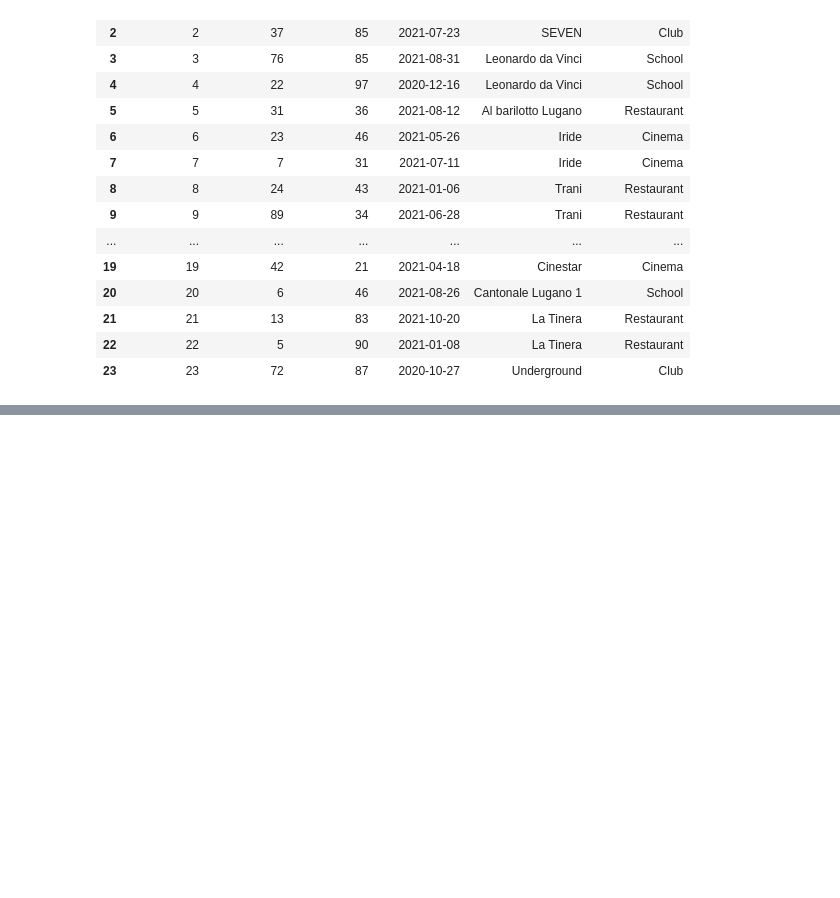
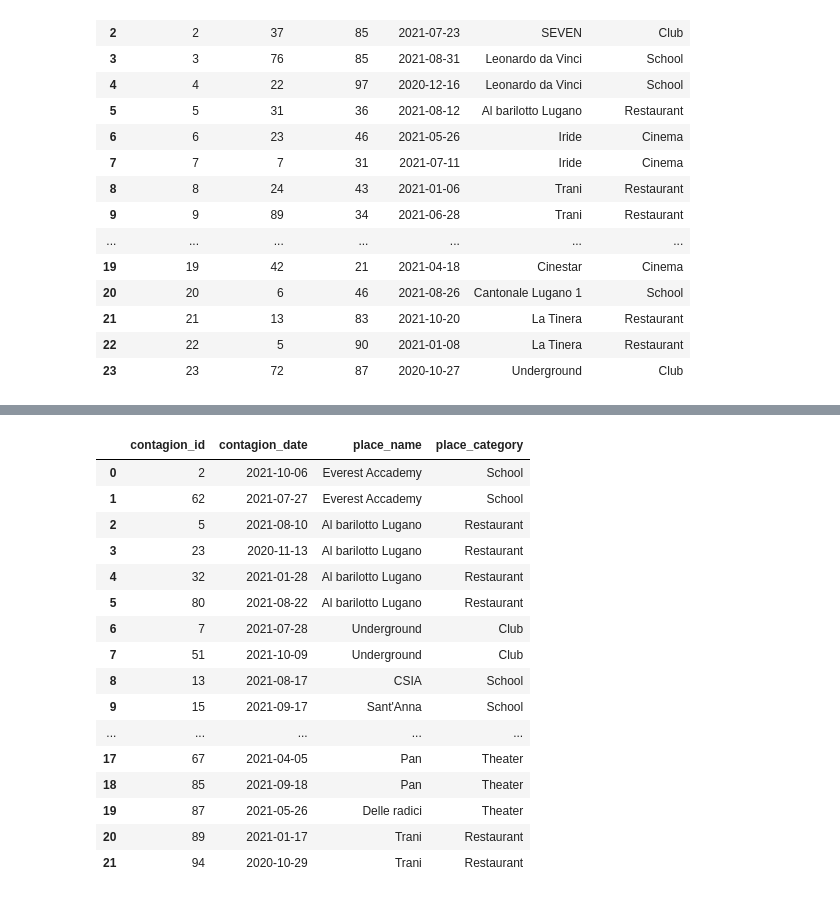
Before and after one commit to bohbohb/COVID-19-Neo4j, a Jupyter notebook: Dates_fixing.ipynb, the cells around one changed output, grey strips where cells are left out. Cells and saved outputs as stored; diff of their text form; code cells hidden in the pictures; blank space fills up the shorter version.

```diff
--- a/Dates_fixing.ipynb
+++ b/Dates_fixing.ipynb
@@ -232,0 +233,20 @@ contagion_joined_with_place_trimm.to_csv("contagion_trimmed.csv")
+# %%
+contagion_joined_with_place_trimm
+# %% [output]
+|  | contagion_id | contagion_date | place_name | place_category |
+| 0 | 2 | 2021-10-06 | Everest Accademy | School |
+| 1 | 62 | 2021-07-27 | Everest Accademy | School |
+| 2 | 5 | 2021-08-10 | Al barilotto Lugano | Restaurant |
+| 3 | 23 | 2020-11-13 | Al barilotto Lugano | Restaurant |
+| 4 | 32 | 2021-01-28 | Al barilotto Lugano | Restaurant |
+| 5 | 80 | 2021-08-22 | Al barilotto Lugano | Restaurant |
+| 6 | 7 | 2021-07-28 | Underground | Club |
+| 7 | 51 | 2021-10-09 | Underground | Club |
+| 8 | 13 | 2021-08-17 | CSIA | School |
+| 9 | 15 | 2021-09-17 | Sant'Anna | School |
+| ... | ... | ... | ... | ... |
+| 17 | 67 | 2021-04-05 | Pan | Theater |
+| 18 | 85 | 2021-09-18 | Pan | Theater |
+| 19 | 87 | 2021-05-26 | Delle radici | Theater |
+| 20 | 89 | 2021-01-17 | Trani | Restaurant |
+| 21 | 94 | 2020-10-29 | Trani | Restaurant |
```
Also changed, not shown: parts of 14 cells of this notebook.
